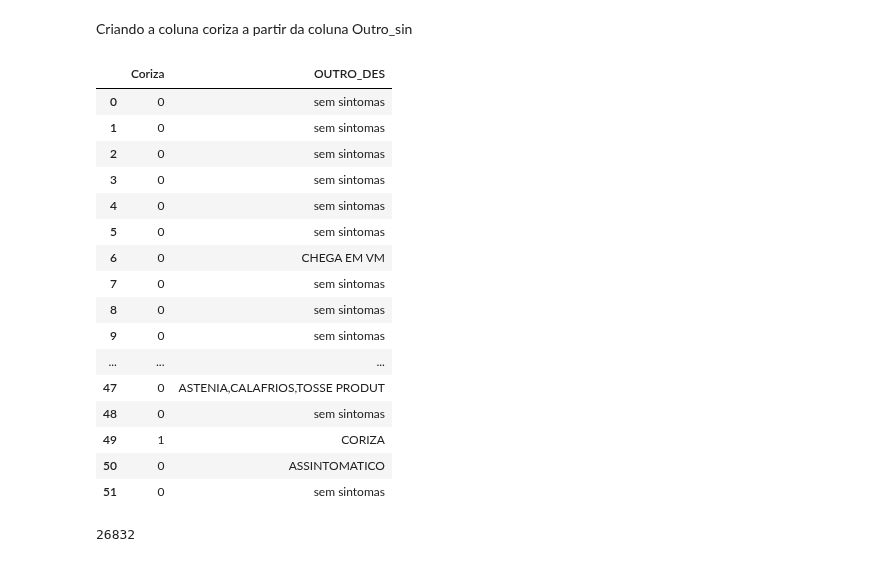
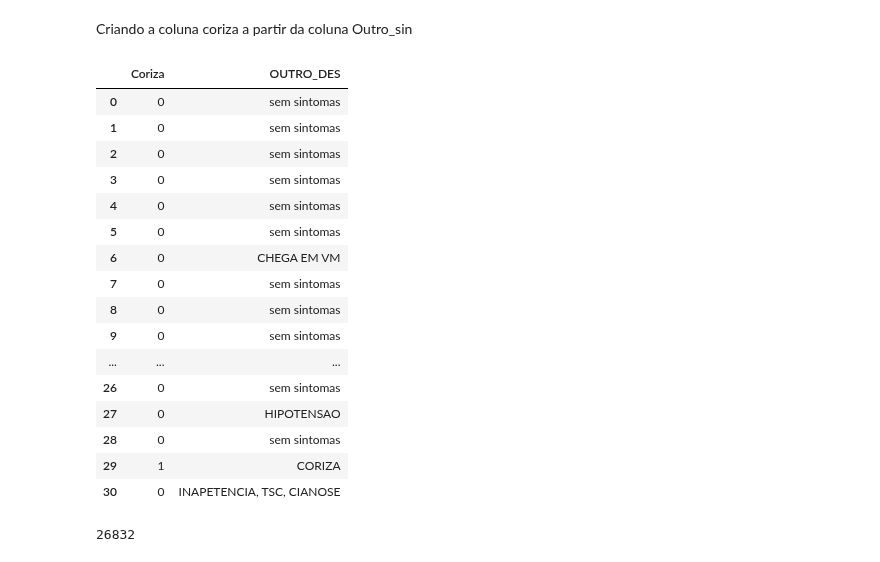
Before and after one commit to GTBelini22/Modelo-de-machine-learning-para-predicao-de-problemas-respiratorios, a Jupyter notebook: Tratando_os_dados.ipynb, the cells around one changed output. Cells and saved outputs as stored; diff of their text form; code cells hidden in the pictures.

```diff
--- a/Tratando_os_dados.ipynb
+++ b/Tratando_os_dados.ipynb
@@ -294,27 +244,27 @@ df_filter['OUTRO_DES'].fillna(value='sem sintomas', inplace=True)
 # Verifique se a string 'coriza' está presente em 'outro_sin' e atualize 'Coriza' para 1
 df_filter.loc[df_filter['OUTRO_DES'].str.contains('CORIZA', case=False), 'Coriza'] = 1
 # %%
-df_filter[['Coriza', 'OUTRO_DES']].head(50)
+df_filter[['Coriza', 'OUTRO_DES']].head(30)
 
 # Criado uma coluna somente para a Coriza que é um sintoma importante no caso de gripes
 # %% [output]
 |  | Coriza | OUTRO_DES |
 | 0 | 0 | sem sintomas |
 | 1 | 0 | sem sintomas |
 | 2 | 0 | sem sintomas |
 | 3 | 0 | sem sintomas |
 | 4 | 0 | sem sintomas |
 | 5 | 0 | sem sintomas |
 | 6 | 0 | CHEGA EM VM |
 | 7 | 0 | sem sintomas |
 | 8 | 0 | sem sintomas |
 | 9 | 0 | sem sintomas |
 | ... | ... | ... |
-| 47 | 0 | ASTENIA,CALAFRIOS,TOSSE PRODUT |
-| 48 | 0 | sem sintomas |
-| 49 | 1 | CORIZA |
-| 50 | 0 | ASSINTOMATICO |
-| 51 | 0 | sem sintomas |
+| 26 | 0 | sem sintomas |
+| 27 | 0 | HIPOTENSAO |
+| 28 | 0 | sem sintomas |
+| 29 | 1 | CORIZA |
+| 30 | 0 | INAPETENCIA, TSC, CIANOSE |
 # %%
 # Quantidade de vezes que o sintoma coriza apareceu.
 df_filter['Coriza'].sum()
```
Also changed, not shown: parts of 29 cells of this notebook.
